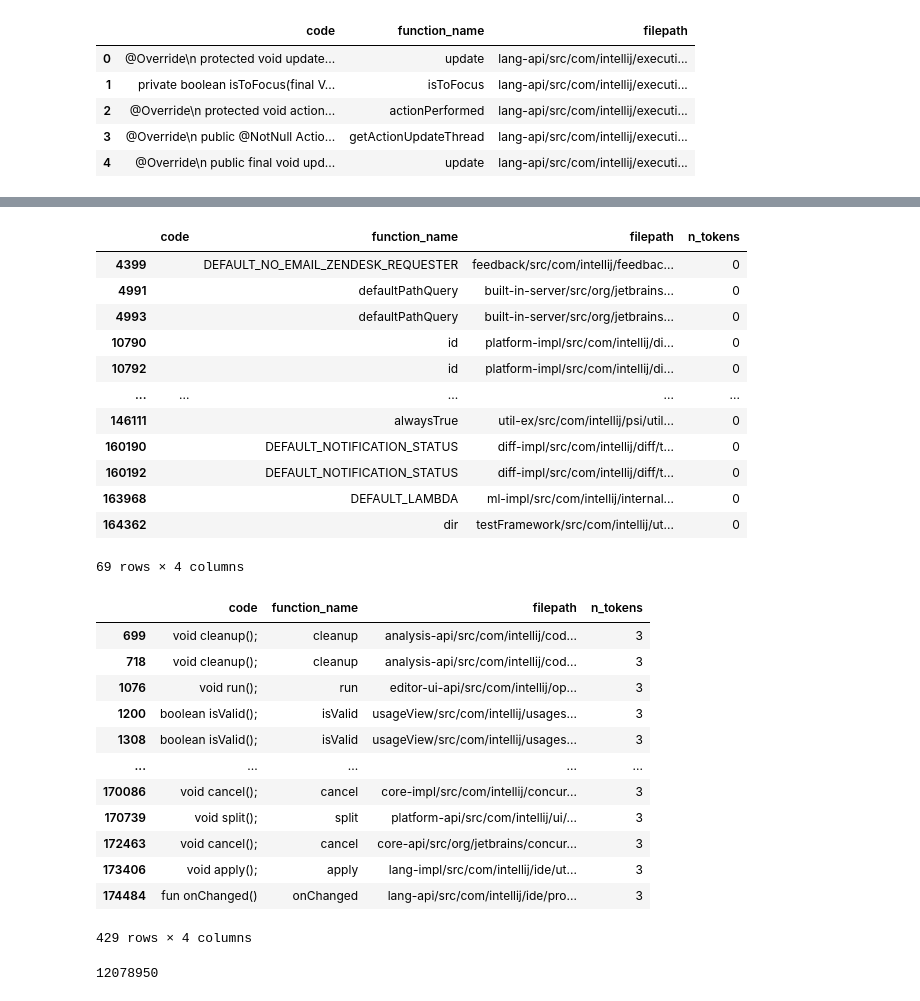
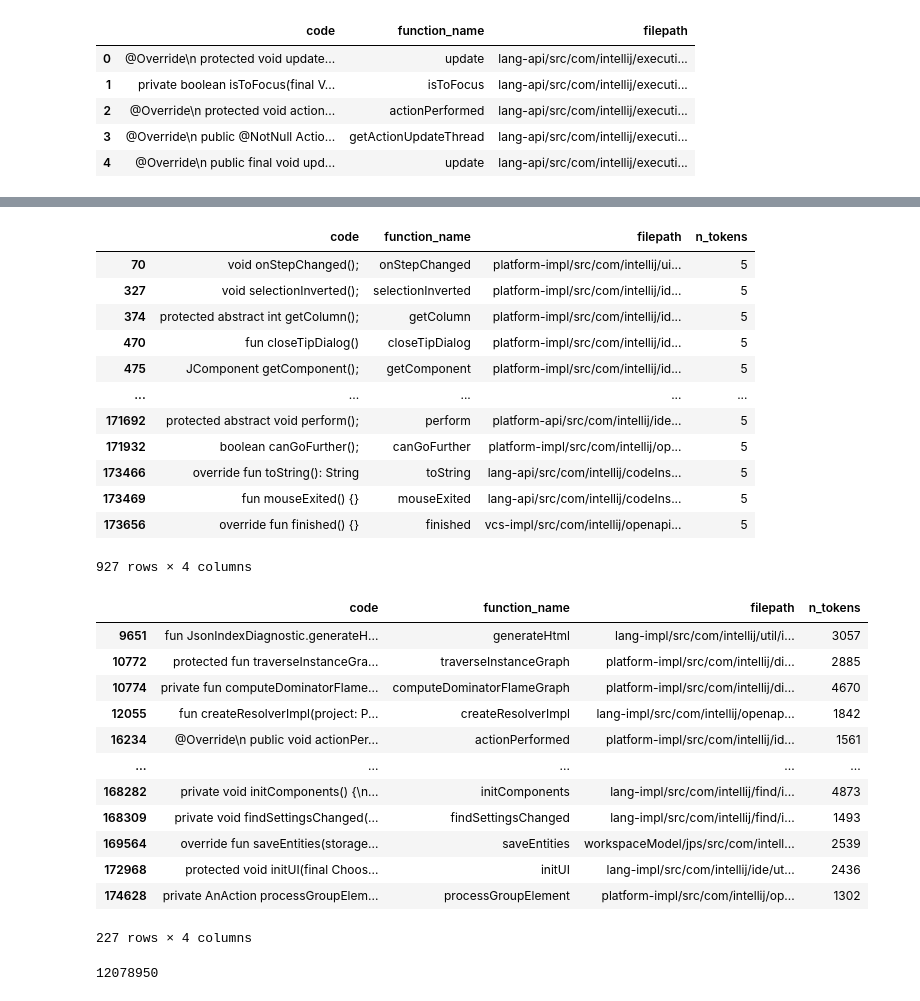
Before and after one commit to bzz/jet-search, a Jupyter notebook: gpt3_code_embeddings.ipynb, the cells around one changed output, grey strips where cells are left out. Saved outputs shown, nothing was run; the diff lists cells and outputs as text; code cells hidden in the pictures.

Commit message:
notebook: code search from csv index on disk

```diff
--- a/gpt3_code_embeddings.ipynb
+++ b/gpt3_code_embeddings.ipynb
@@ -158,10 +256,11 @@ with open(code_files) as f:
 # %%
 import pandas as pd
 
-code_functions = "ij-communit-platform-functions.gz.csv"
+code_functions = "ij-communit-platform-functions.csv.gz"
 
-df = pd.DataFrame(all_funcs)
-df.to_csv(code_functions, index=False, compression='gzip')
+#df = pd.DataFrame(all_funcs)
+#df.to_csv(code_functions, index=False, compression='gzip')
+df = pd.read_csv(code_functions, compression='gzip')
 df.head()
 # %% [output]
 |  | code | function_name | filepath |
@@ -244,35 +322,35 @@ df.describe()
 # %%
-df[df['n_tokens'] == 0]
+df[df['n_tokens'] == 5]
 # %% [output]
 |  | code | function_name | filepath | n_tokens |
-| 4399 |  | DEFAULT_NO_EMAIL_ZENDESK_REQUESTER | feedback/src/com/intellij/feedbac... | 0 |
-| 4991 |  | defaultPathQuery | built-in-server/src/org/jetbrains... | 0 |
-| 4993 |  | defaultPathQuery | built-in-server/src/org/jetbrains... | 0 |
-| 10790 |  | id | platform-impl/src/com/intellij/di... | 0 |
-| 10792 |  | id | platform-impl/src/com/intellij/di... | 0 |
+| 70 | void onStepChanged(); | onStepChanged | platform-impl/src/com/intellij/ui... | 5 |
+| 327 | void selectionInverted(); | selectionInverted | platform-impl/src/com/intellij/id... | 5 |
+| 374 | protected abstract int getColumn(); | getColumn | platform-impl/src/com/intellij/id... | 5 |
+| 470 | fun closeTipDialog() | closeTipDialog | platform-impl/src/com/intellij/id... | 5 |
+| 475 | JComponent getComponent(); | getComponent | platform-impl/src/com/intellij/id... | 5 |
 | ... | ... | ... | ... | ... |
-| 146111 |  | alwaysTrue | util-ex/src/com/intellij/psi/util... | 0 |
-| 160190 |  | DEFAULT_NOTIFICATION_STATUS | diff-impl/src/com/intellij/diff/t... | 0 |
-| 160192 |  | DEFAULT_NOTIFICATION_STATUS | diff-impl/src/com/intellij/diff/t... | 0 |
-| 163968 |  | DEFAULT_LAMBDA | ml-impl/src/com/intellij/internal... | 0 |
-| 164362 |  | dir | testFramework/src/com/intellij/ut... | 0 |
+| 171692 | protected abstract void perform(); | perform | platform-api/src/com/intellij/ide... | 5 |
+| 171932 | boolean canGoFurther(); | canGoFurther | platform-impl/src/com/intellij/op... | 5 |
+| 173466 | override fun toString(): String | toString | lang-api/src/com/intellij/codeIns... | 5 |
+| 173469 | fun mouseExited() {} | mouseExited | lang-api/src/com/intellij/codeIns... | 5 |
+| 173656 | override fun finished() {} | finished | vcs-impl/src/com/intellij/openapi... | 5 |
-69 rows × 4 columns
+927 rows × 4 columns
 # %%
-df[df['n_tokens'] == 3]
+df[df['n_tokens'] > 1300] #8192
 # %% [output]
 |  | code | function_name | filepath | n_tokens |
-| 699 | void cleanup(); | cleanup | analysis-api/src/com/intellij/cod... | 3 |
-| 718 | void cleanup(); | cleanup | analysis-api/src/com/intellij/cod... | 3 |
-| 1076 | void run(); | run | editor-ui-api/src/com/intellij/op... | 3 |
-| 1200 | boolean isValid(); | isValid | usageView/src/com/intellij/usages... | 3 |
-| 1308 | boolean isValid(); | isValid | usageView/src/com/intellij/usages... | 3 |
+| 9651 | fun JsonIndexDiagnostic.generateH... | generateHtml | lang-impl/src/com/intellij/util/i... | 3057 |
+| 10772 | protected fun traverseInstanceGra... | traverseInstanceGraph | platform-impl/src/com/intellij/di... | 2885 |
+| 10774 | private fun computeDominatorFlame... | computeDominatorFlameGraph | platform-impl/src/com/intellij/di... | 4670 |
+| 12055 | fun createResolverImpl(project: P... | createResolverImpl | lang-impl/src/com/intellij/openap... | 1842 |
+| 16234 | @Override\n public void actionPer... | actionPerformed | platform-impl/src/com/intellij/id... | 1561 |
 | ... | ... | ... | ... | ... |
-| 170086 | void cancel(); | cancel | core-impl/src/com/intellij/concur... | 3 |
-| 170739 | void split(); | split | platform-api/src/com/intellij/ui/... | 3 |
-| 172463 | void cancel(); | cancel | core-api/src/org/jetbrains/concur... | 3 |
-| 173406 | void apply(); | apply | lang-impl/src/com/intellij/ide/ut... | 3 |
-| 174484 | fun onChanged() | onChanged | lang-api/src/com/intellij/ide/pro... | 3 |
+| 168282 | private void initComponents() {\n... | initComponents | lang-impl/src/com/intellij/find/i... | 4873 |
+| 168309 | private void findSettingsChanged(... | findSettingsChanged | lang-impl/src/com/intellij/find/i... | 1493 |
+| 169564 | override fun saveEntities(storage... | saveEntities | workspaceModel/jps/src/com/intell... | 2539 |
+| 172968 | protected void initUI(final Choos... | initUI | lang-impl/src/com/intellij/ide/ut... | 2436 |
+| 174628 | private AnAction processGroupElem... | processGroupElement | platform-impl/src/com/intellij/op... | 1302 |
-429 rows × 4 columns
+227 rows × 4 columns
 # %%
 df['n_tokens'].sum()
 # %% [output]
```
Also changed, not shown: parts of 51 cells of this notebook.
